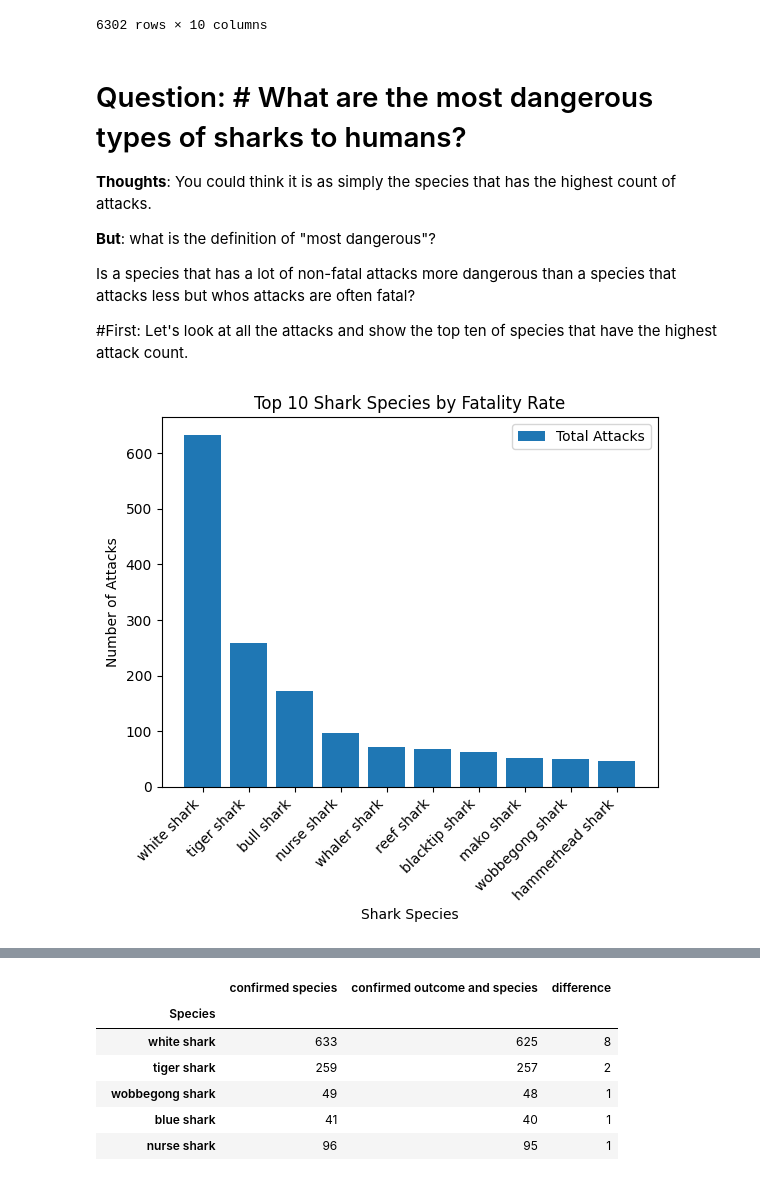
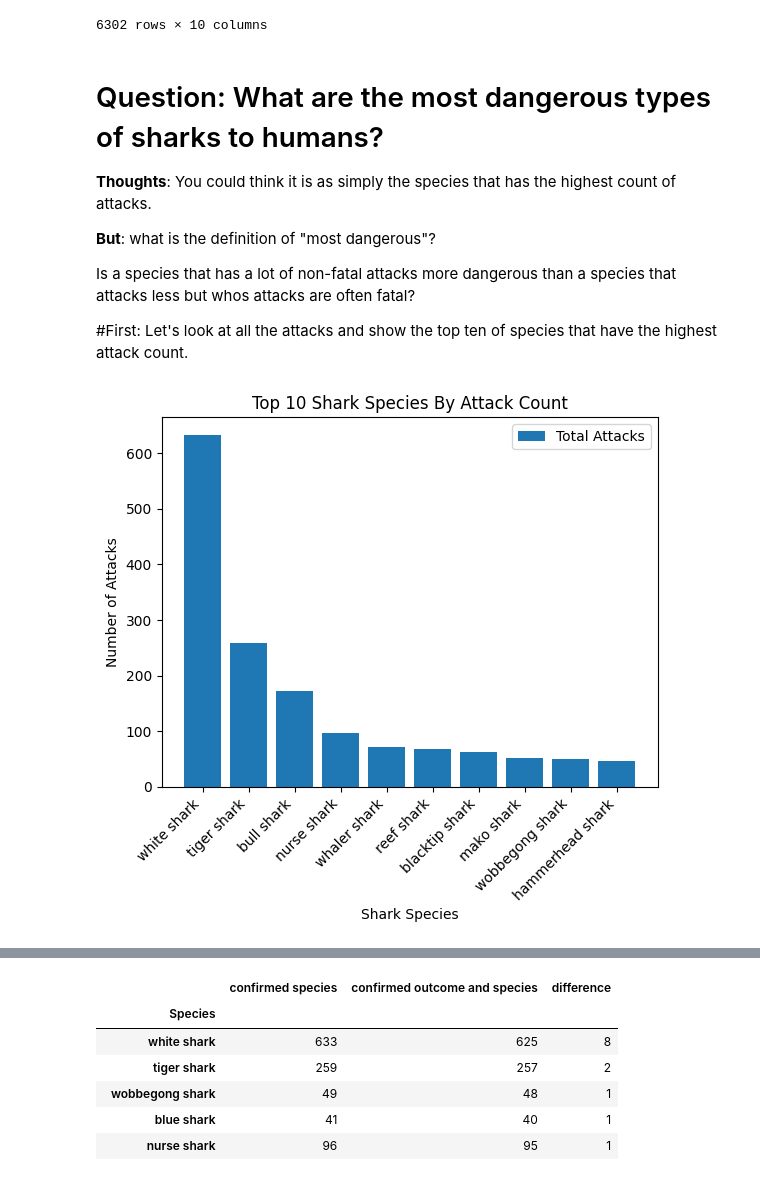
Before and after one commit to MevrouwHelderder/Assignments, a Jupyter notebook: Assignment_Shark_Attack.ipynb, the cells around one changed output, grey strips where cells are left out. Cells and saved outputs as stored; diff of their text form; code cells hidden in the pictures.

```diff
--- a/Assignment_Shark_Attack.ipynb
+++ b/Assignment_Shark_Attack.ipynb
@@ -624,5 +610,5 @@ shark_attacks
 # %% [markdown]
-# Question: # What are the most dangerous types of sharks to humans?
+# Question: What are the most dangerous types of sharks to humans?
 **Thoughts**: You could think it is as simply the species that has the highest count of attacks.
 
 **But**: what is the definition of "most dangerous"?
@@ -634,24 +620,24 @@ Let's look at all the attacks and show the top ten of species that have the high
 # %%
 # The overal count of attacks per species, disregard the group that is "unconfirmed":
 per_species = shark_attacks.loc[~(shark_attacks["Species"] == "unconfirmed")].groupby("Species").size()
 # Sort them so we use only the top ten:
 top_attacks = per_species.sort_values(ascending=False).head(10)
 
 # Put that in a bar chart
 species = top_attacks.index.values
 
 fig, ax = plt.subplots()
 
 x = range(len(top_attacks))
 top_attacks_bar = ax.bar(x, top_attacks, label="Total Attacks")
 
 ax.set_xlabel("Shark Species")
 ax.set_ylabel("Number of Attacks")
-ax.set_title("Top 10 Shark Species by Fatality Rate")
+ax.set_title("Top 10 Shark Species By Attack Count")
 ax.set_xticks(x)
 ax.set_xticklabels(species, rotation=45, ha="right")
 ax.legend()
 
 plt.show()
 # %% [output]
-[figure, old version]
+[figure, new version]
```
Also changed, not shown: parts of 10 cells of this notebook.
